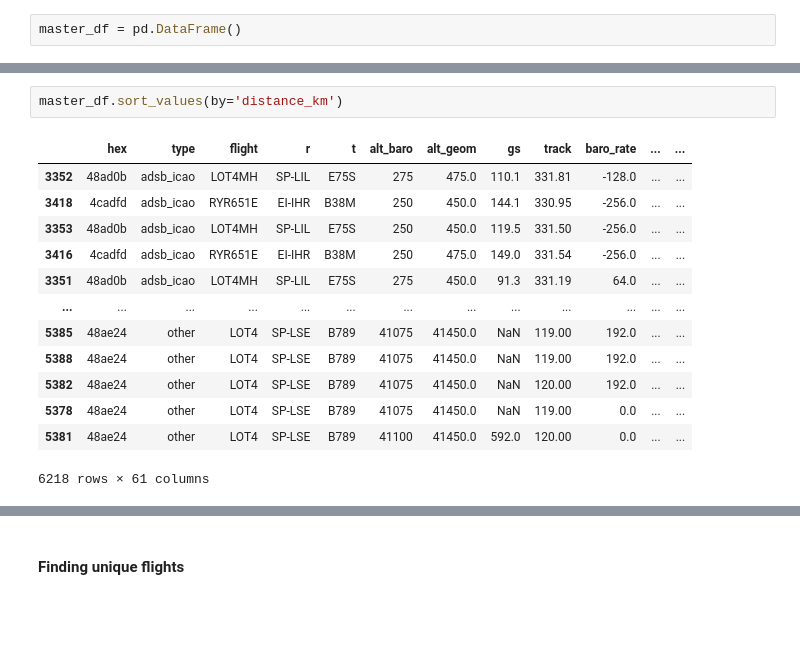
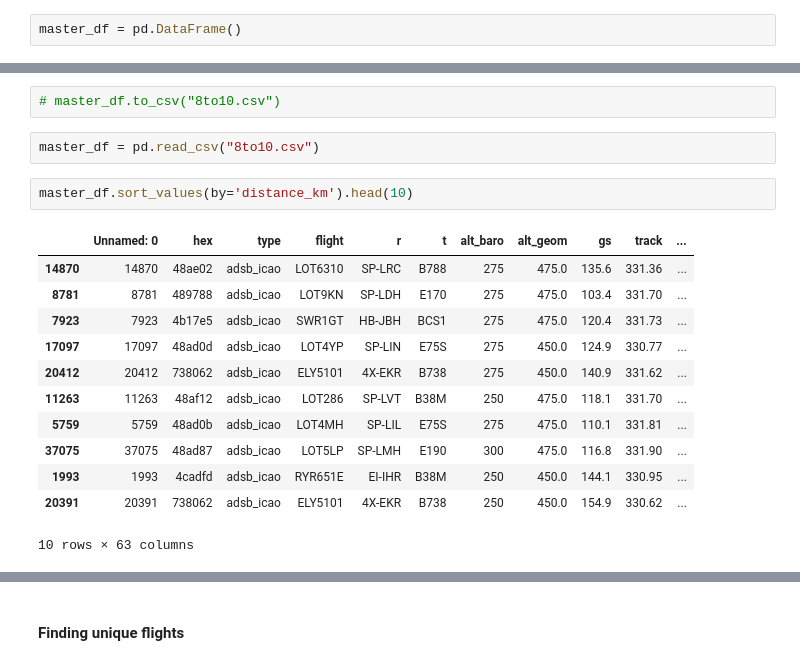
Before and after one commit to PiotrT22/rta_project, a Jupyter notebook: Experiments/exp_donwload.ipynb, the cells around one changed output, grey strips where cells are left out. Cells and saved outputs as stored; diff of their text form; blank space fills up the shorter version.

Commit message:
feat: added ETL for planes tracking

```diff
--- a/Experiments/exp_donwload.ipynb
+++ b/Experiments/exp_donwload.ipynb
@@ -138,16 +120,19 @@ for interval_5s in tqdm(time_intervals):
+# %%
+# master_df.to_csv("8to10.csv")
+# %%
+master_df = pd.read_csv("8to10.csv")
 # %%
-master_df.sort_values(by='distance_km')
+master_df.sort_values(by='distance_km').head(10)
 # %% [output]
-|  | hex | type | flight | r | t | alt_baro | alt_geom | gs | track | baro_rate | ... | ... |
-| 3352 | 48ad0b | adsb_icao | LOT4MH | SP-LIL | E75S | 275 | 475.0 | 110.1 | 331.81 | -128.0 | ... | ... |
-| 3418 | 4cadfd | adsb_icao | RYR651E | EI-IHR | B38M | 250 | 450.0 | 144.1 | 330.95 | -256.0 | ... | ... |
-| 3353 | 48ad0b | adsb_icao | LOT4MH | SP-LIL | E75S | 250 | 450.0 | 119.5 | 331.50 | -256.0 | ... | ... |
-| 3416 | 4cadfd | adsb_icao | RYR651E | EI-IHR | B38M | 250 | 475.0 | 149.0 | 331.54 | -256.0 | ... | ... |
-| 3351 | 48ad0b | adsb_icao | LOT4MH | SP-LIL | E75S | 275 | 450.0 | 91.3 | 331.19 | 64.0 | ... | ... |
-| ... | ... | ... | ... | ... | ... | ... | ... | ... | ... | ... | ... | ... |
-| 5385 | 48ae24 | other | LOT4 | SP-LSE | B789 | 41075 | 41450.0 | NaN | 119.00 | 192.0 | ... | ... |
-| 5388 | 48ae24 | other | LOT4 | SP-LSE | B789 | 41075 | 41450.0 | NaN | 119.00 | 192.0 | ... | ... |
-| 5382 | 48ae24 | other | LOT4 | SP-LSE | B789 | 41075 | 41450.0 | NaN | 120.00 | 192.0 | ... | ... |
-| 5378 | 48ae24 | other | LOT4 | SP-LSE | B789 | 41075 | 41450.0 | NaN | 119.00 | 0.0 | ... | ... |
-| 5381 | 48ae24 | other | LOT4 | SP-LSE | B789 | 41100 | 41450.0 | 592.0 | 120.00 | 0.0 | ... | ... |
+|  | Unnamed: 0 | hex | type | flight | r | t | alt_baro | alt_geom | gs | track | ... |
+| 14870 | 14870 | 48ae02 | adsb_icao | LOT6310 | SP-LRC | B788 | 275 | 475.0 | 135.6 | 331.36 | ... |
+| 8781 | 8781 | 489788 | adsb_icao | LOT9KN | SP-LDH | E170 | 275 | 475.0 | 103.4 | 331.70 | ... |
+| 7923 | 7923 | 4b17e5 | adsb_icao | SWR1GT | HB-JBH | BCS1 | 275 | 475.0 | 120.4 | 331.73 | ... |
+| 17097 | 17097 | 48ad0d | adsb_icao | LOT4YP | SP-LIN | E75S | 275 | 450.0 | 124.9 | 330.77 | ... |
+| 20412 | 20412 | 738062 | adsb_icao | ELY5101 | 4X-EKR | B738 | 275 | 450.0 | 140.9 | 331.62 | ... |
+| 11263 | 11263 | 48af12 | adsb_icao | LOT286 | SP-LVT | B38M | 250 | 475.0 | 118.1 | 331.70 | ... |
+| 5759 | 5759 | 48ad0b | adsb_icao | LOT4MH | SP-LIL | E75S | 275 | 475.0 | 110.1 | 331.81 | ... |
+| 37075 | 37075 | 48ad87 | adsb_icao | LOT5LP | SP-LMH | E190 | 300 | 475.0 | 116.8 | 331.90 | ... |
+| 1993 | 1993 | 4cadfd | adsb_icao | RYR651E | EI-IHR | B38M | 250 | 450.0 | 144.1 | 330.95 | ... |
+| 20391 | 20391 | 738062 | adsb_icao | ELY5101 | 4X-EKR | B738 | 250 | 450.0 | 154.9 | 330.62 | ... |
-6218 rows × 61 columns
+10 rows × 63 columns
```
Also changed, not shown: parts of 12 cells of this notebook, 2 other files.
